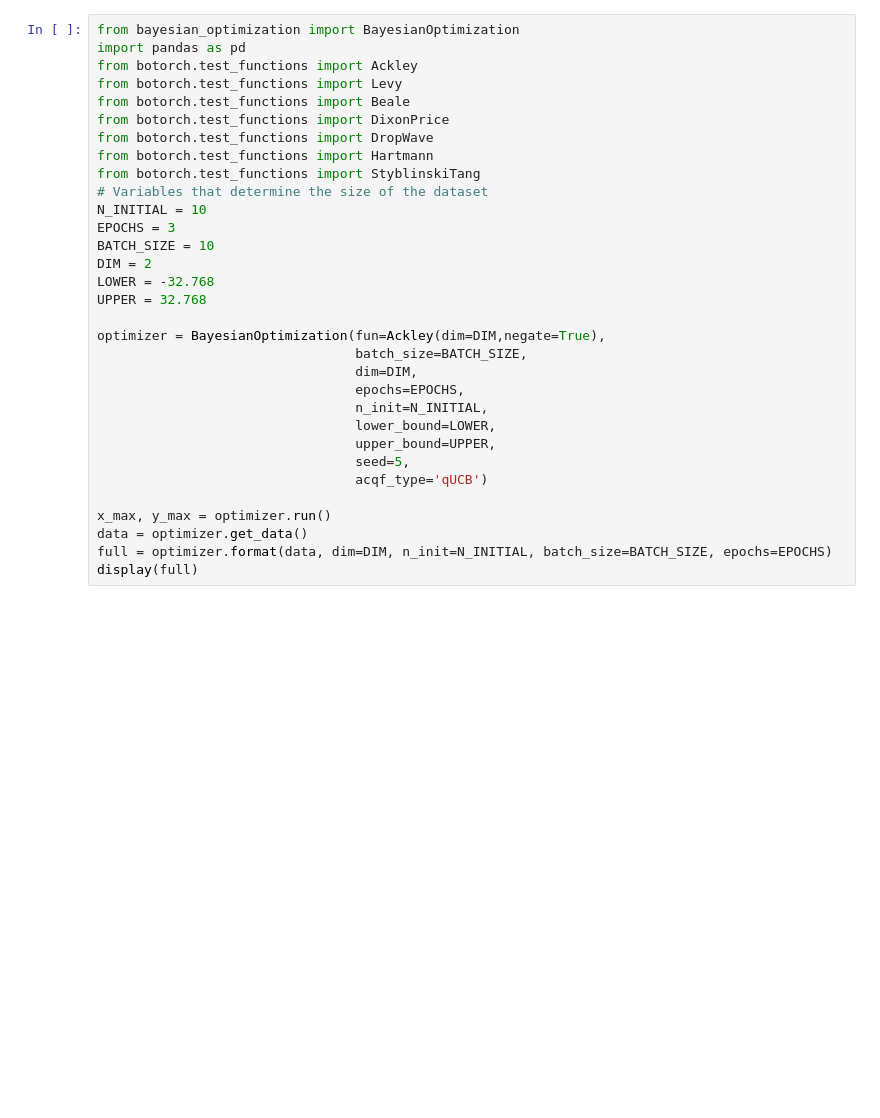
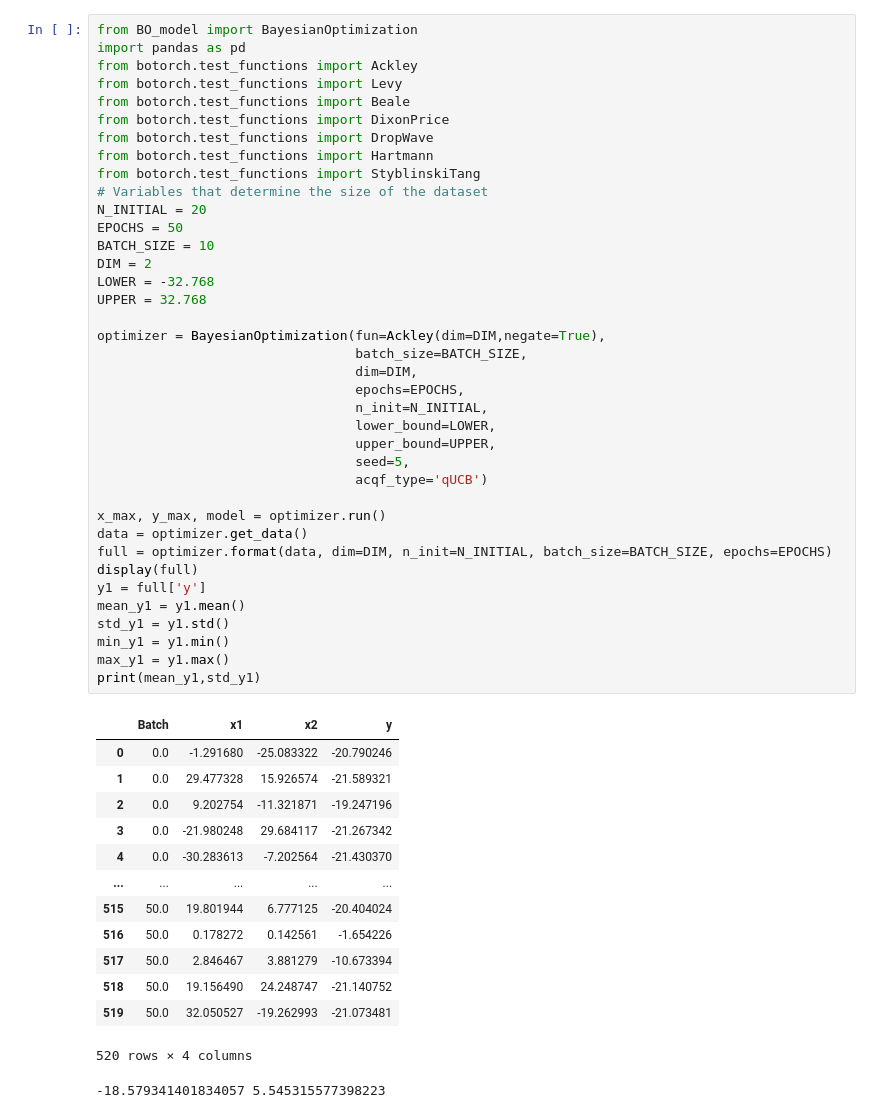
Before and after one commit to Schubydo/msc_code, a Jupyter notebook: SO_Numerical_Experiments/GP_plots.ipynb, the cells around one changed output. Cells and saved outputs as stored; diff of their text form; blank space fills up the shorter version.

```diff
--- a/SO_Numerical_Experiments/GP_plots.ipynb
+++ b/SO_Numerical_Experiments/GP_plots.ipynb
@@ -1,32 +1,53 @@
 # %%
-from bayesian_optimization import BayesianOptimization
+from BO_model import BayesianOptimization
 import pandas as pd
 from botorch.test_functions import Ackley
 from botorch.test_functions import Levy
 from botorch.test_functions import Beale
 from botorch.test_functions import DixonPrice
 from botorch.test_functions import DropWave
 from botorch.test_functions import Hartmann
 from botorch.test_functions import StyblinskiTang
 # Variables that determine the size of the dataset
-N_INITIAL = 10
-EPOCHS = 3
+N_INITIAL = 20
+EPOCHS = 50
 BATCH_SIZE = 10
 DIM = 2
 LOWER = -32.768
 UPPER = 32.768
 
 optimizer = BayesianOptimization(fun=Ackley(dim=DIM,negate=True),
                                  batch_size=BATCH_SIZE,
                                  dim=DIM,
                                  epochs=EPOCHS,
                                  n_init=N_INITIAL,
                                  lower_bound=LOWER,
                                  upper_bound=UPPER,
                                  seed=5,
                                  acqf_type='qUCB')
 
-x_max, y_max = optimizer.run()
+x_max, y_max, model = optimizer.run()
 data = optimizer.get_data()
 full = optimizer.format(data, dim=DIM, n_init=N_INITIAL, batch_size=BATCH_SIZE, epochs=EPOCHS)
 display(full)
+y1 = full['y']
+mean_y1 = y1.mean()
+std_y1 = y1.std()
+min_y1 = y1.min()
+max_y1 = y1.max()
+print(mean_y1,std_y1)
+# %% [output]
+|  | Batch | x1 | x2 | y |
+| 0 | 0.0 | -1.291680 | -25.083322 | -20.790246 |
+| 1 | 0.0 | 29.477328 | 15.926574 | -21.589321 |
+| 2 | 0.0 | 9.202754 | -11.321871 | -19.247196 |
+| 3 | 0.0 | -21.980248 | 29.684117 | -21.267342 |
+| 4 | 0.0 | -30.283613 | -7.202564 | -21.430370 |
+| ... | ... | ... | ... | ... |
+| 515 | 50.0 | 19.801944 | 6.777125 | -20.404024 |
+| 516 | 50.0 | 0.178272 | 0.142561 | -1.654226 |
+| 517 | 50.0 | 2.846467 | 3.881279 | -10.673394 |
+| 518 | 50.0 | 19.156490 | 24.248747 | -21.140752 |
+| 519 | 50.0 | 32.050527 | -19.262993 | -21.073481 |
+520 rows × 4 columns
+-18.579341401834057 5.545315577398223
```
Also changed, not shown: parts of 2 cells of this notebook, 1 other file.
